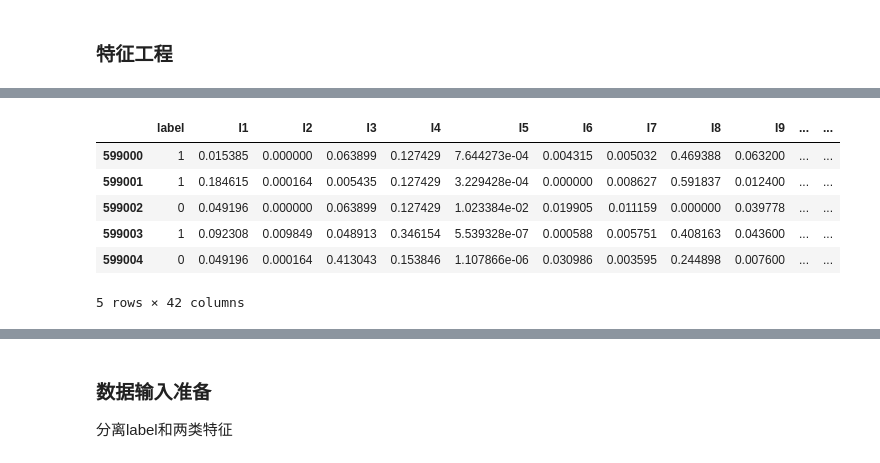
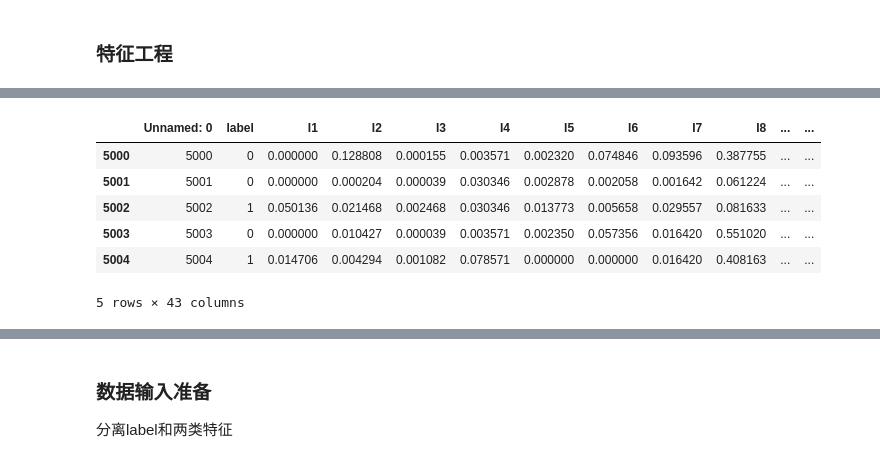
Before and after one commit to Zachary4biz/notebook_collection, a Jupyter notebook: DeepFM_TF2.ipynb, the cells around one changed output, grey strips where cells are left out. Saved outputs shown, nothing was run; the diff lists cells and outputs as text; code cells hidden in the pictures.

```diff
--- a/DeepFM_TF2.ipynb
+++ b/DeepFM_TF2.ipynb
@@ -73,6 +102,6 @@ dataset=trd.shuffle(5*128).batch(128,drop_remainder=True)
 # %%
 base_dir="/home/zhoutong/notebook_collection/tmp/CTR"
-data_fp=os.path.join(base_dir,"criteo_data_sampled_60k.csv")
+data_fp=os.path.join(base_dir,"criteo_data_sampled_60k_add_multihot_C27C28.csv")
 
 print("[data_fp]: "+data_fp)
 # %% [output]
@@ -184,27 +213,28 @@ df_sparse.dtypes
 # %%
 # 自行遍历构造featureMap
 chunksize=1000
-df_total_iter=pd.read_csv(data_fp, chunksize=chunksize)
+fn_split2list=lambda x:[i for i in x.strip("[]").split(",") if i != ""]
+df_total_iter=pd.read_csv(data_fp, chunksize=chunksize,converters={"C27":fn_split2list,"C28":fn_split2list})
 num_feat=[]
 cat_feat=[]
 cat_featureMap={}
 multihot_feat=["C27","C28"]
 for idx,chunk in tqdm(enumerate(df_total_iter),total=60*10000/chunksize):
-    ###############################
-    # 随机构造两个multihot特征
-    ###############################
-    m1 = []
-    for i in range(chunk.shape[0]):
-        # 随机 0~100 长度的list，list内的元素是 0~2000 注意str化
-        random_size = np.random.randint(low=0,high=100+1)
-        m1.append(np.random.randint(low=0,high=2000+1,size=random_size).astype(str))
-    chunk['C27'] = m1
-    m2 = []
-    for i in range(chunk.shape[0]):
-        # 随机 0~20 长度的list，list内的元素是 0~100 注意str化
-        random_size = np.random.randint(low=0,high=20+1)
-        m2.append(np.random.randint(low=0,high=100+1,size=random_size).astype(str))
-    chunk['C28'] = m2
+#     ###############################
+#     # 随机构造两个multihot特征
+#     ###############################
+#     m1 = []
+#     for i in range(chunk.shape[0]):
+#         # 随机 0~100 长度的list，list内的元素是 0~2000 注意str化
+#         random_size = np.random.randint(low=0,high=100+1)
+#         m1.append(np.random.randint(low=0,high=2000+1,size=random_size).astype(str))
+#     chunk['C27'] = m1
+#     m2 = []
+#     for i in range(chunk.shape[0]):
+#         # 随机 0~20 长度的list，list内的元素是 0~100 注意str化
+#         random_size = np.random.randint(low=0,high=20+1)
+#         m2.append(np.random.randint(low=0,high=100+1,size=random_size).astype(str))
+#     chunk['C28'] = m2
 
     ###############################
     # 提取numeric特征和category特征
@@ -302,40 +332,42 @@ def normalize(df_inp,num_fields):
         df[f] = df[f].apply(lambda x: np.abs(x-min_records[f])/denominator[f])
     return df
 
 
 def fill_numeric_NA(df_inp,num_fields):
     """
     连续特征的NA填充 | 暂时直接用均值填充
     """
     df=df_inp.copy()
     df_numeric_part=df[num_fields]
     df[num_fields]=df_numeric_part.fillna(df_numeric_part.mean())
     return df
 
 def map_cat_to_idx(chunk,cat_feat_=cat_feat,multihot_feat_=multihot_feat,cat_featureMap_=cat_featureMap,cat_featureIdx_beginAt_=cat_featureIdx_beginAt):
     """
     根据featureMap来进行映射
-    效率上存在问题，1k数据&26个cat特征，cat_featureMap有88w，耗时约15s
+    效率上存在问题，1k数据&26个onehot特征&2个multihot，cat_featureMap有88w，耗时约 35s
     """
     chunk_=chunk.copy()
     for feat in cat_feat_:
+        values = cat_featureMap_[feat]
+        begin_idx = cat_featureIdx_beginAt_[feat]
         if feat in multihot_feat_:
-            chunk_[feat]=chunk_[feat].apply(lambda x: [cat_featureMap_[feat].index(str(i))+cat_featureIdx_beginAt_[feat] for i in x])
+            chunk_[feat]=chunk_[feat].apply(lambda x: [values.index(str(i))+begin_idx for i in x])
         else:
-            chunk_[feat]=chunk_[feat].apply(lambda x: cat_featureMap_[feat].index(str(x))+cat_featureIdx_beginAt_[feat])
+            chunk_[feat]=chunk_[feat].apply(lambda x: values.index(str(x))+begin_idx)
     return chunk_
 
 # df=normalize(df_head10,num_feat)
 df=normalize(chunk,num_feat)
 df=fill_numeric_NA(df,num_feat)
 df=map_cat_to_idx(df)
 df_featured=df
 df_featured.head(5)
 # %% [output]
-|  | label | I1 | I2 | I3 | I4 | I5 | I6 | I7 | I8 | I9 | ... | ... |
-| 599000 | 1 | 0.015385 | 0.000000 | 0.063899 | 0.127429 | 7.644273e-04 | 0.004315 | 0.005032 | 0.469388 | 0.063200 | ... | ... |
-| 599001 | 1 | 0.184615 | 0.000164 | 0.005435 | 0.127429 | 3.229428e-04 | 0.000000 | 0.008627 | 0.591837 | 0.012400 | ... | ... |
-| 599002 | 0 | 0.049196 | 0.000000 | 0.063899 | 0.127429 | 1.023384e-02 | 0.019905 | 0.011159 | 0.000000 | 0.039778 | ... | ... |
-| 599003 | 1 | 0.092308 | 0.009849 | 0.048913 | 0.346154 | 5.539328e-07 | 0.000588 | 0.005751 | 0.408163 | 0.043600 | ... | ... |
-| 599004 | 0 | 0.049196 | 0.000164 | 0.413043 | 0.153846 | 1.107866e-06 | 0.030986 | 0.003595 | 0.244898 | 0.007600 | ... | ... |
+|  | Unnamed: 0 | label | I1 | I2 | I3 | I4 | I5 | I6 | I7 | I8 | ... | ... |
+| 5000 | 5000 | 0 | 0.000000 | 0.128808 | 0.000155 | 0.003571 | 0.002320 | 0.074846 | 0.093596 | 0.387755 | ... | ... |
+| 5001 | 5001 | 0 | 0.000000 | 0.000204 | 0.000039 | 0.030346 | 0.002878 | 0.002058 | 0.001642 | 0.061224 | ... | ... |
+| 5002 | 5002 | 1 | 0.050136 | 0.021468 | 0.002468 | 0.030346 | 0.013773 | 0.005658 | 0.029557 | 0.081633 | ... | ... |
+| 5003 | 5003 | 0 | 0.000000 | 0.010427 | 0.000039 | 0.003571 | 0.002350 | 0.057356 | 0.016420 | 0.551020 | ... | ... |
+| 5004 | 5004 | 1 | 0.014706 | 0.004294 | 0.001082 | 0.078571 | 0.000000 | 0.000000 | 0.016420 | 0.408163 | ... | ... |
-5 rows × 42 columns
+5 rows × 43 columns
```
Also changed, not shown: parts of 49 cells of this notebook, 1 other file.
